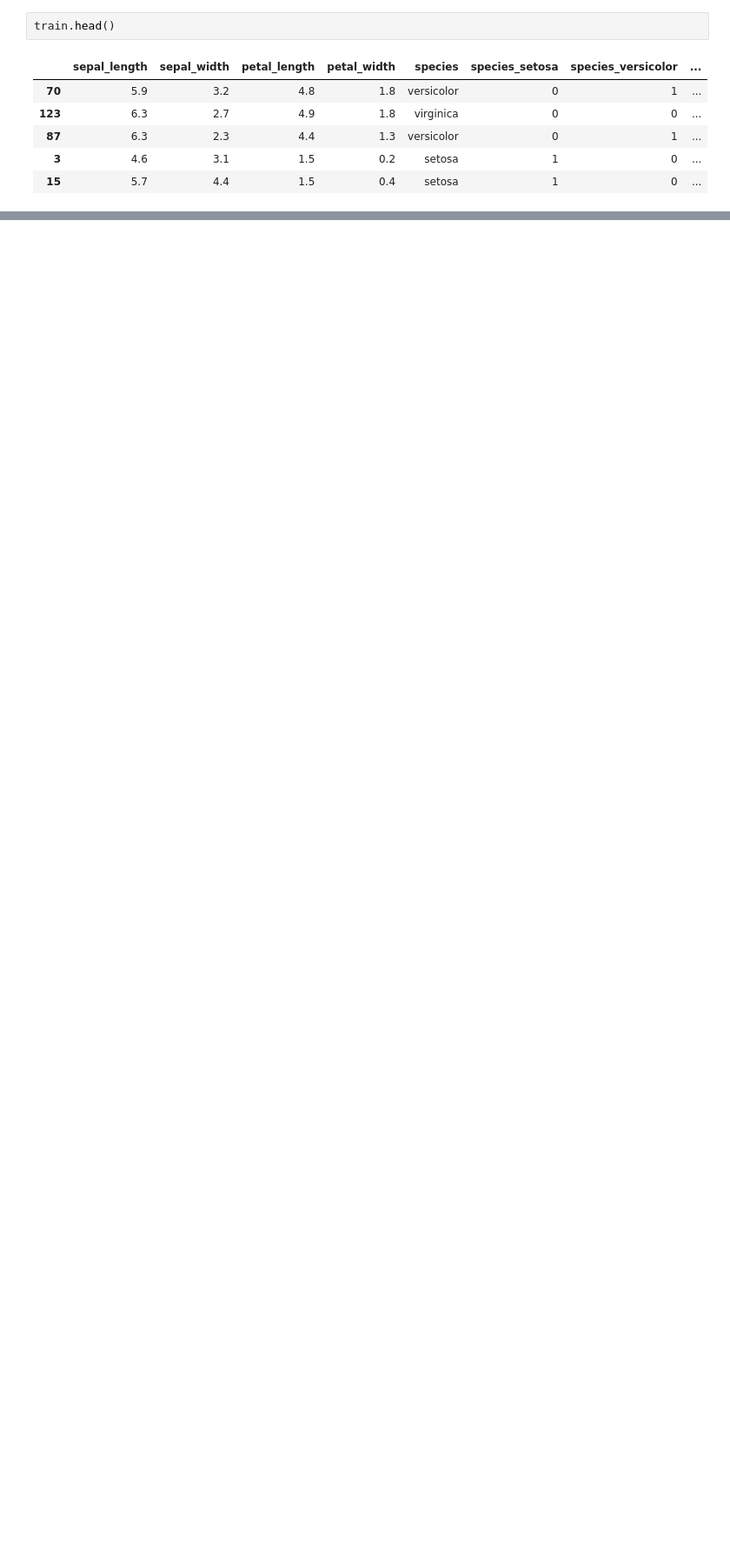
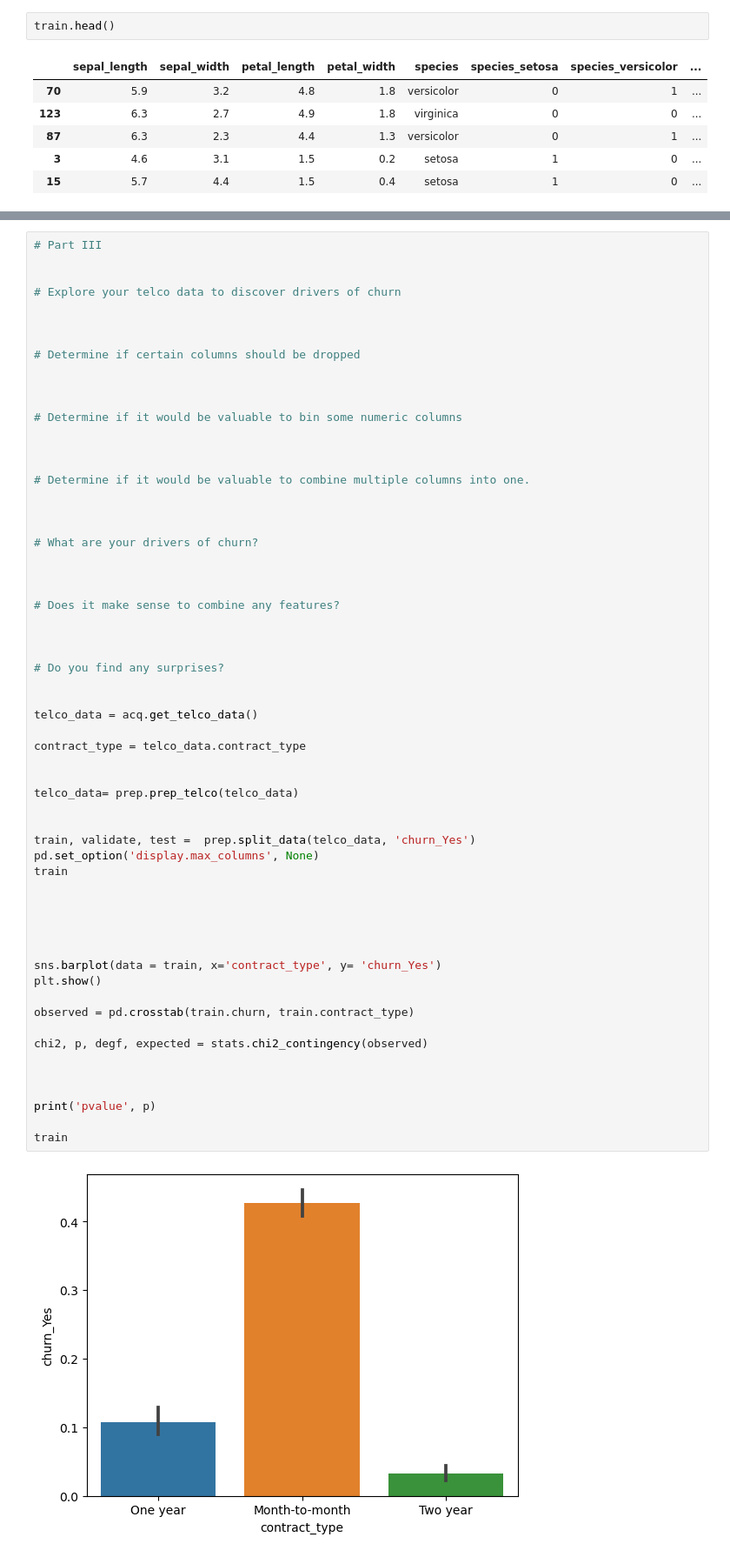
Before and after one commit to Divante222/classification_exercises, a Jupyter notebook: classification_exercises.ipynb, the cells around one changed output, grey strips where cells are left out. Shown: that part at 87% size. Drawn from its saved outputs; the diff is of its cells as text; blank space fills up the shorter version.

```diff
--- a/classification_exercises.ipynb
+++ b/classification_exercises.ipynb
@@ -607,0 +686,61 @@ for i in range(len(data.columns)-1):
+# %%
+# Part III
+
+
+# Explore your telco data to discover drivers of churn
+
+
+
+# Determine if certain columns should be dropped
+
+
+
+# Determine if it would be valuable to bin some numeric columns
+
+
+
+# Determine if it would be valuable to combine multiple columns into one.
+
+
+
+# What are your drivers of churn?
+
+
+
+# Does it make sense to combine any features?
+
+
+
+# Do you find any surprises?
+
+
+telco_data = acq.get_telco_data()
+
+contract_type = telco_data.contract_type
+
+
+telco_data= prep.prep_telco(telco_data)
+
+
+train, validate, test =  prep.split_data(telco_data, 'churn_Yes')
+pd.set_option('display.max_columns', None)
+train
+
+
+
+
+
+sns.barplot(data = train, x='contract_type', y= 'churn_Yes')
+plt.show()
+
+observed = pd.crosstab(train.churn, train.contract_type)
+
+chi2, p, degf, expected = stats.chi2_contingency(observed)
+
+
+
+print('pvalue', p)
+
+train
+# %% [output]
+[figure, added]
```
Also changed, not shown: parts of 28 cells of this notebook, 2 other files.
